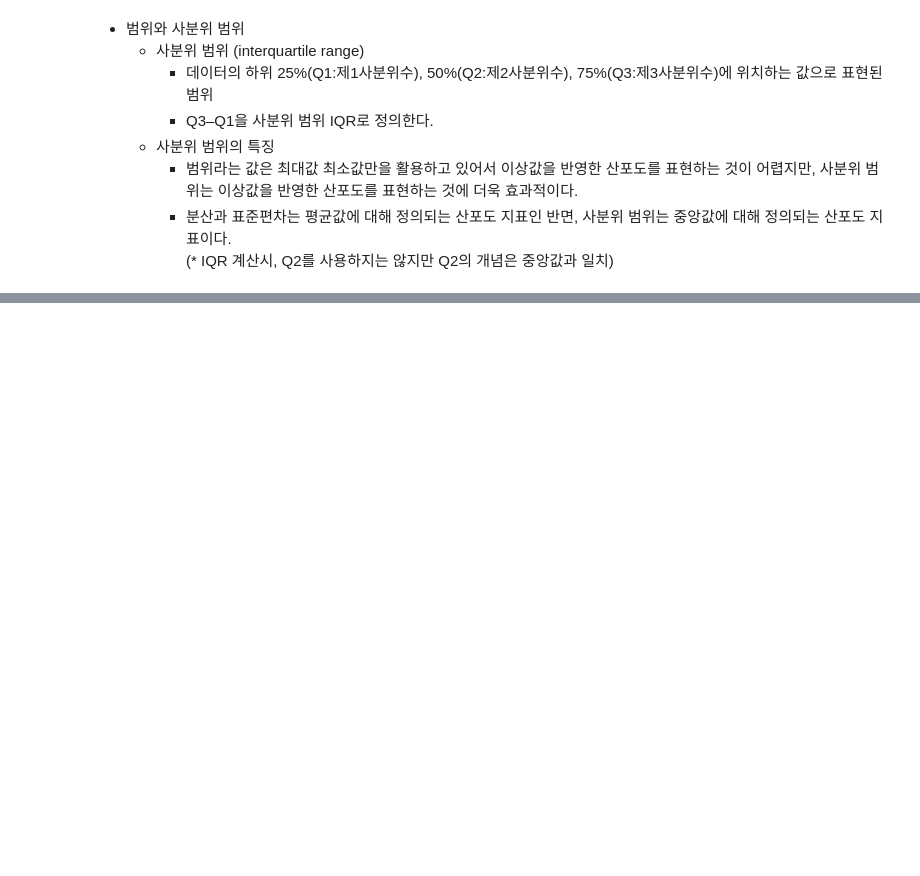
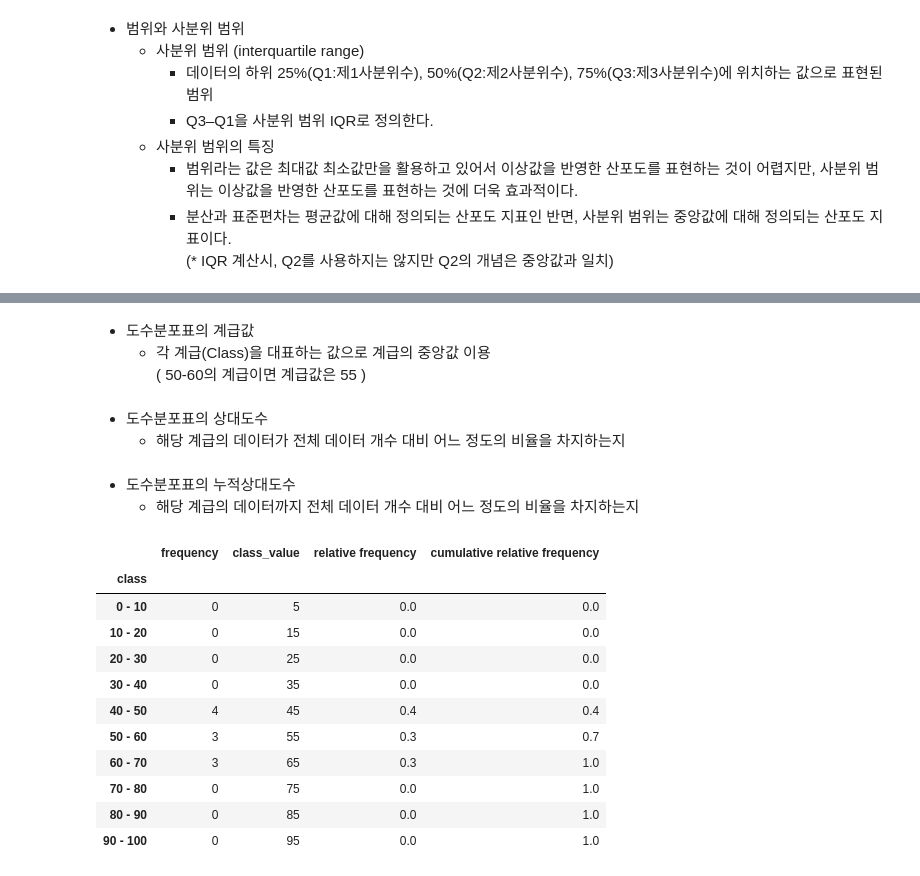
Before and after one commit to Zamoca42/TIL, a Jupyter notebook: Stat/data_analysis.ipynb, the cells around one changed output, grey strips where cells are left out. Drawn from its saved outputs; the diff is of its cells as text; code cells hidden in the pictures; blank space fills up the shorter version.

```diff
--- a/Stat/data_analysis.ipynb
+++ b/Stat/data_analysis.ipynb
@@ -452,0 +680,10 @@ dtype: int64
+# %%
+# freq_class를 index로 설정하여 DataFrame 작성
+freq_dist_df = pd.DataFrame(
+    {'frequency':freq},
+    index=pd.Index(
+        freq_class,
+        name='class'
+    )
+)
+freq_dist_df
@@ -452,0 +703,35 @@ dtype: int64
+# %% [markdown]
+- 도수분포표의 계급값
+  - 각 계급(Class)을 대표하는 값으로 계급의 중앙값 이용
+  ( 50-60의 계급이면 계급값은 55 )
+# %%
+class_value = [(i+(i+10))//2 for i in np.arange(0, 100, 10)]
+freq_dist_df['class_value'] = class_value
+# %% [markdown]
+- 도수분포표의 상대도수
+  - 해당 계급의 데이터가 전체 데이터 개수 대비 어느 정도의 비율을 차지하는지
+# %%
+freq_dist_df / freq_dist_df.sum()
+freq_dist_df['relative frequency'] = freq_dist_df['frequency'] / freq_dist_df['frequency'].sum()
+# %% [markdown]
+- 도수분포표의 누적상대도수
+  - 해당 계급의 데이터까지 전체 데이터 개수 대비 어느 정도의 비율을 차지하는지
+# %%
+freq_dist_df.cumsum() / freq_dist_df.sum()
+freq_dist_df['cumulative relative frequency'] = freq_dist_df['frequency'].cumsum() / freq_dist_df['frequency'].sum()
+# %%
+# 도수분포표(+계급값, 상대도수, 누적상대도수)
+freq_dist_df
+# %% [output]
+|  | frequency | class_value | relative frequency | cumulative relative frequency |
+| class |  |  |  |  |
+| 0 - 10 | 0 | 5 | 0.0 | 0.0 |
+| 10 - 20 | 0 | 15 | 0.0 | 0.0 |
+| 20 - 30 | 0 | 25 | 0.0 | 0.0 |
+| 30 - 40 | 0 | 35 | 0.0 | 0.0 |
+| 40 - 50 | 4 | 45 | 0.4 | 0.4 |
+| 50 - 60 | 3 | 55 | 0.3 | 0.7 |
+| 60 - 70 | 3 | 65 | 0.3 | 1.0 |
+| 70 - 80 | 0 | 75 | 0.0 | 1.0 |
+| 80 - 90 | 0 | 85 | 0.0 | 1.0 |
+| 90 - 100 | 0 | 95 | 0.0 | 1.0 |
```
Also changed, not shown: parts of 22 cells of this notebook.
